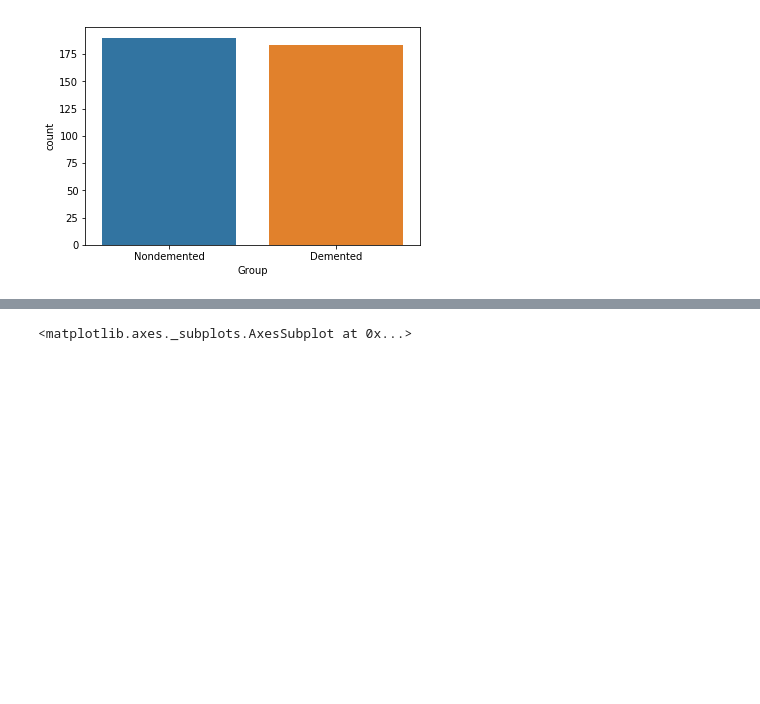
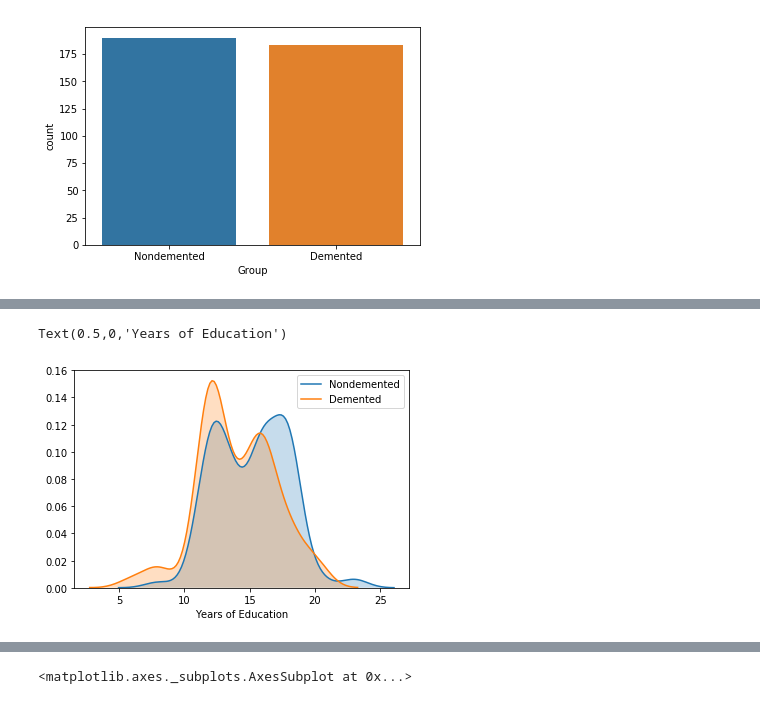
Before and after one commit to HHHuiyu/MRI-and-Alzheimers-BIOF509-FP-, a Jupyter notebook: BIOF509-FP-Huiyu.ipynb, the cells around one changed output, grey strips where cells are left out. Saved outputs shown, nothing was run; the diff lists cells and outputs as text; code cells hidden in the pictures; blank space fills up the shorter version.

```diff
--- a/BIOF509-FP-Huiyu.ipynb
+++ b/BIOF509-FP-Huiyu.ipynb
@@ -219,0 +228,9 @@ sns.pairplot(df1, hue = 'Group')
+# %%
+# Years of education
+# More Demented people with less years of education
+sns.kdeplot(df.EDUC[df.Group=='Nondemented'], label='Nondemented', shade=True)
+sns.kdeplot(df.EDUC[df.Group=='Demented'], label='Demented', shade=True)
+plt.xlabel('Years of Education')
+# %% [output]
+Text(0.5,0,'Years of Education')
+[figure, added]
```
Also changed, not shown: parts of 34 cells of this notebook.
